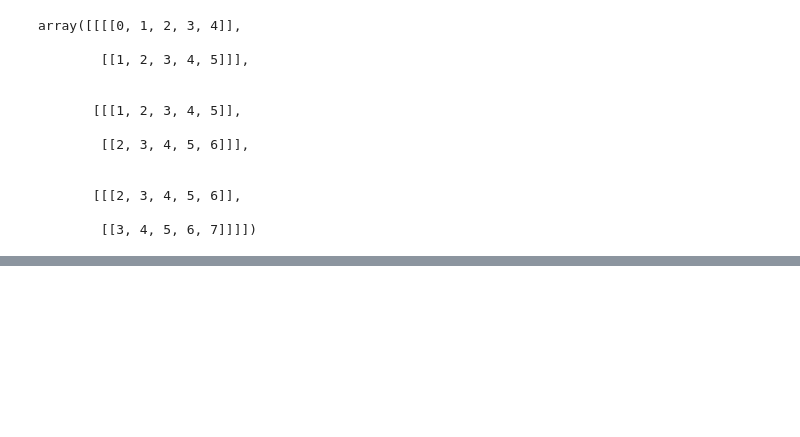
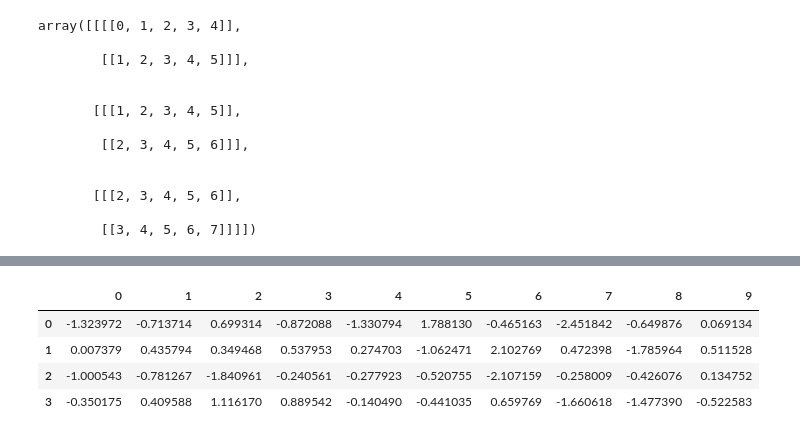
Before and after one commit to aziart/fsds, a Jupyter notebook: 02 - Pandas and NumPy/0312 02 - Numpy 01.ipynb, the cells around one changed output, grey strips where cells are left out. Cells and saved outputs as stored; diff of their text form; code cells hidden in the pictures; blank space fills up the shorter version.

```diff
--- a/02 - Pandas and NumPy/0312 02 - Numpy 01.ipynb
+++ b/02 - Pandas and NumPy/0312 02 - Numpy 01.ipynb
@@ -184,0 +288,8 @@ array([[[[0, 1, 2, 3, 4]],
+# %%
+pd.DataFrame(np.random.randn(4,10))
+# %% [output]
+|  | 0 | 1 | 2 | 3 | 4 | 5 | 6 | 7 | 8 | 9 |
+| 0 | -1.323972 | -0.713714 | 0.699314 | -0.872088 | -1.330794 | 1.788130 | -0.465163 | -2.451842 | -0.649876 | 0.069134 |
+| 1 | 0.007379 | 0.435794 | 0.349468 | 0.537953 | 0.274703 | -1.062471 | 2.102769 | 0.472398 | -1.785964 | 0.511528 |
+| 2 | -1.000543 | -0.781267 | -1.840961 | -0.240561 | -0.277923 | -0.520755 | -2.107159 | -0.258009 | -0.426076 | 0.134752 |
+| 3 | -0.350175 | 0.409588 | 1.116170 | 0.889542 | -0.140490 | -0.441035 | 0.659769 | -1.660618 | -1.477390 | -0.522583 |
```
Also changed, not shown: parts of 47 cells of this notebook.
